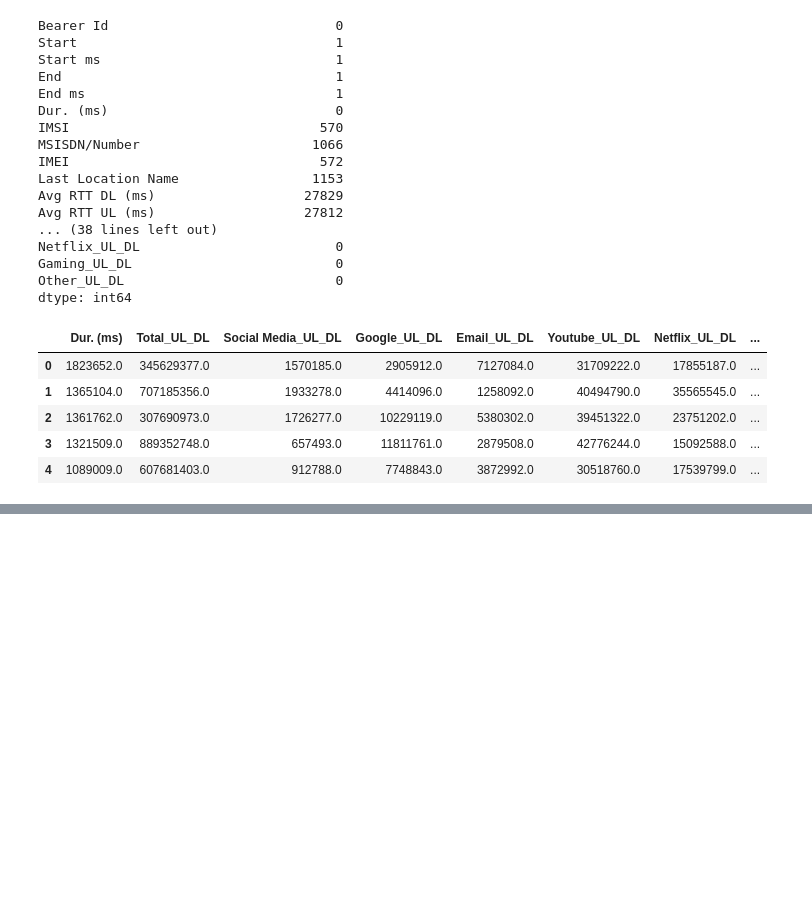
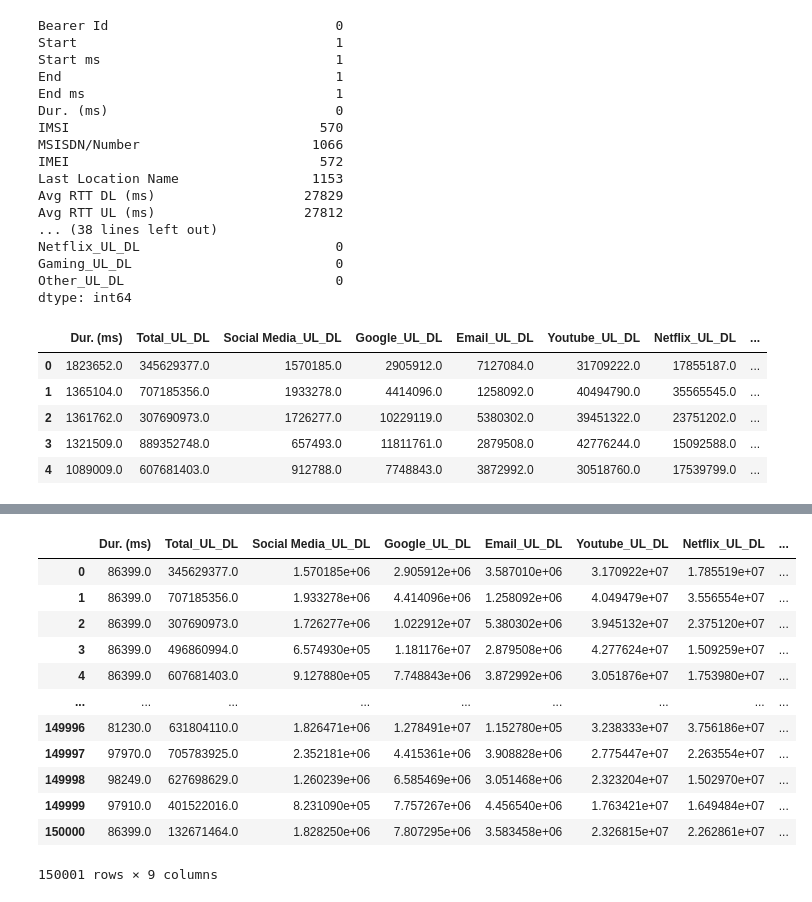
Before and after one commit to nebasam/Telecom_Data_Analysis, a Jupyter notebook: TelecomDataAnalysis.ipynb, the cells around one changed output, grey strips where cells are left out. Saved outputs shown, nothing was run; the diff lists cells and outputs as text; code cells hidden in the pictures; blank space fills up the shorter version.

```diff
--- a/TelecomDataAnalysis.ipynb
+++ b/TelecomDataAnalysis.ipynb
@@ -291,0 +329,5 @@ df_clean_quantity.describe()
+# %%
+def fix_outlier(df, column):
+    df[column] = np.where(df[column] > df[column].quantile(0.95), df[column].median(),df[column])
+
+    return df[column]
@@ -291,0 +338,26 @@ df_clean_quantity.describe()
+# %%
+df_clean_quantity['Dur. (ms)']= fix_outlier(df_clean_quantity, column='Dur. (ms)')
+df_clean_quantity['Total_UL_DL']= fix_outlier(df_clean_quantity, column='Total_UL_DL')
+df_clean_quantity['Social Media_UL_DL']= fix_outlier(df_clean_quantity, column='Social Media_UL_DL')
+df_clean_quantity['Google_UL_DL']= fix_outlier(df_clean_quantity, column='Google_UL_DL')
+df_clean_quantity['Email_UL_DL']= fix_outlier(df_clean_quantity, column='Email_UL_DL')
+df_clean_quantity['Youtube_UL_DL']= fix_outlier(df_clean_quantity, column='Youtube_UL_DL')
+df_clean_quantity['Netflix_UL_DL']= fix_outlier(df_clean_quantity, column='Netflix_UL_DL')
+df_clean_quantity['Gaming_UL_DL']= fix_outlier(df_clean_quantity, column='Gaming_UL_DL')
+df_clean_quantity['Other_UL_DL']= fix_outlier(df_clean_quantity, column='Other_UL_DL')
+# %%
+df_clean_quantity
+# %% [output]
+|  | Dur. (ms) | Total_UL_DL | Social Media_UL_DL | Google_UL_DL | Email_UL_DL | Youtube_UL_DL | Netflix_UL_DL | ... |
+| 0 | 86399.0 | 345629377.0 | 1.570185e+06 | 2.905912e+06 | 3.587010e+06 | 3.170922e+07 | 1.785519e+07 | ... |
+| 1 | 86399.0 | 707185356.0 | 1.933278e+06 | 4.414096e+06 | 1.258092e+06 | 4.049479e+07 | 3.556554e+07 | ... |
+| 2 | 86399.0 | 307690973.0 | 1.726277e+06 | 1.022912e+07 | 5.380302e+06 | 3.945132e+07 | 2.375120e+07 | ... |
+| 3 | 86399.0 | 496860994.0 | 6.574930e+05 | 1.181176e+07 | 2.879508e+06 | 4.277624e+07 | 1.509259e+07 | ... |
+| 4 | 86399.0 | 607681403.0 | 9.127880e+05 | 7.748843e+06 | 3.872992e+06 | 3.051876e+07 | 1.753980e+07 | ... |
+| ... | ... | ... | ... | ... | ... | ... | ... | ... |
+| 149996 | 81230.0 | 631804110.0 | 1.826471e+06 | 1.278491e+07 | 1.152780e+05 | 3.238333e+07 | 3.756186e+07 | ... |
+| 149997 | 97970.0 | 705783925.0 | 2.352181e+06 | 4.415361e+06 | 3.908828e+06 | 2.775447e+07 | 2.263554e+07 | ... |
+| 149998 | 98249.0 | 627698629.0 | 1.260239e+06 | 6.585469e+06 | 3.051468e+06 | 2.323204e+07 | 1.502970e+07 | ... |
+| 149999 | 97910.0 | 401522016.0 | 8.231090e+05 | 7.757267e+06 | 4.456540e+06 | 1.763421e+07 | 1.649484e+07 | ... |
+| 150000 | 86399.0 | 132671464.0 | 1.828250e+06 | 7.807295e+06 | 3.583458e+06 | 2.326815e+07 | 2.262861e+07 | ... |
+150001 rows × 9 columns
```
Also changed, not shown: parts of 5 cells of this notebook, 1 other file.
